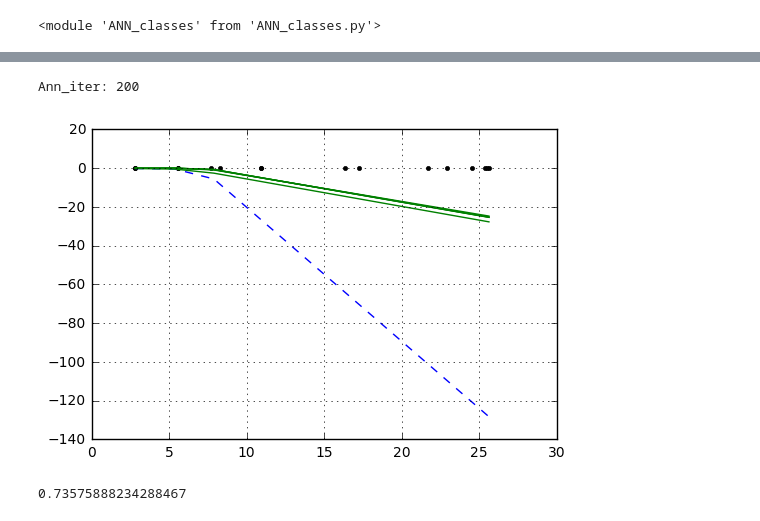
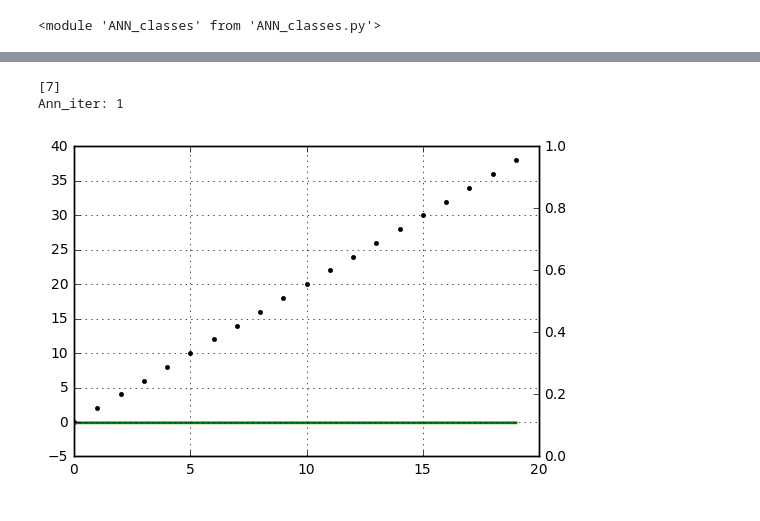
Before and after one commit to ateplovoz/ANN, a Jupyter notebook: ANN_vector_GitVersion.ipynb, the cells around one changed output, grey strips where cells are left out. Drawn from its saved outputs; the diff is of its cells as text; code cells hidden in the pictures.

```diff
--- a/ANN_vector_GitVersion.ipynb
+++ b/ANN_vector_GitVersion.ipynb
@@ -77,0 +78,3 @@ set_output = data_Etam_masked_means#-np.median(data_Etam_masked_means)
+# %%
+set_input = np.arange(20)
+set_output = np.arange(0, 40, 2)
@@ -80,7 +85,8 @@ reload(ANN_classes)
 # %% [output]
 <module 'ANN_classes' from 'ANN_classes.py'>
 # %%
-ANN1 = ANN_classes.NNetwork(2, 5, 2)
-ANN1.cfg_input(2)
-ANN1.nwgh_randomize(1)
+ANN1 = ANN_classes.NNetwork(1, 2, 1)
+# ANN1.cfg_input(2)
+ANN1.cfg_mass()
+ANN1.nwgh_reset(1)
 ANN_iter=0
@@ -87,35 +149,34 @@ ANN_iter=0
 # %%
-
-for _ in xrange(10):
+for _ in xrange(1):
     pick = np.random.randint(len(set_input))
-    ANN1.forward([set_input[pick], 1])
-    ANN1.getnetgrad([set_output[pick], set_output[pick], set_output[pick]])
+#     pick = 0
+    ANN1.forward([set_input[pick]])
+    print ANN1.Vii
+    ANN1.getnetgrad([set_output[pick]])
     ANN1.backward()
-    ANN1.forward([set_input[pick], 1])
+    ANN1.forward([set_input[pick]])
     ANN1.VLoo[0].v[0]
     #######
-    dxx = np.linspace(min(set_input), max(set_input), 10)
-    dyy = np.zeros([10])
-    dyy_p = np.zeros([10,5])
+    dxx = np.linspace(0, max(set_input), 50)
+    dyy = np.zeros([50])
+    dyy_p = np.zeros([50,3])
     c = 0
     for x in dxx:
-        ANN1.forward([x, 1])
+        ANN1.forward([x])
         dyy[c] = ANN1.VLoo[0].v[0]
         dyy_p[c] = ANN_classes.unpackval(ANN1.VL1)[0]*ANN1.Loo[0].Vw.v
         c += 1
     ANN_iter += 1
 print 'Ann_iter: {}'.format(ANN_iter)
 fig = plt.figure()
 ax1 = plt.subplot(111)
+ax2 = ax1.twinx()
 ax1.plot(set_input, set_output, 'k.')
-ax1.plot(dxx, dyy, 'b--')
-[ax1.plot(dxx, dyy_p[:,i], 'g-') for i in xrange(len(dyy_p[0, :]))]
+ax1.plot(dxx, dyy, 'k-')
+[ax1.plot(dxx, dyy_p[:,i], 'g') for i in xrange(len(dyy_p[0, :]))]
 ax1.grid(True)
 plt.show()
 # %% [output]
-Ann_iter: 200
+[7]
+Ann_iter: 1
-[figure, old version]
+[figure, new version]
-# %%
-ANN1.Loo[0].dererrfunc(10,11)
-# %% [output]
-0.73575888234288467
```
Also changed, not shown: parts of 19 cells of this notebook.
